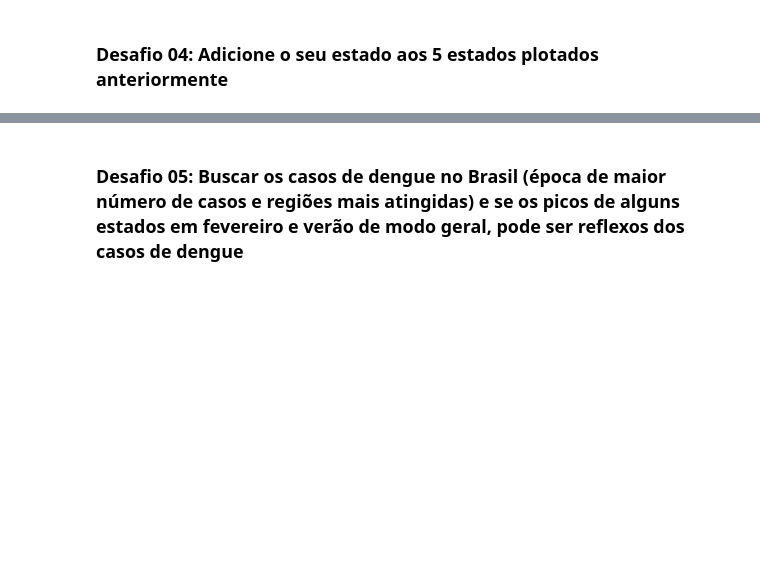
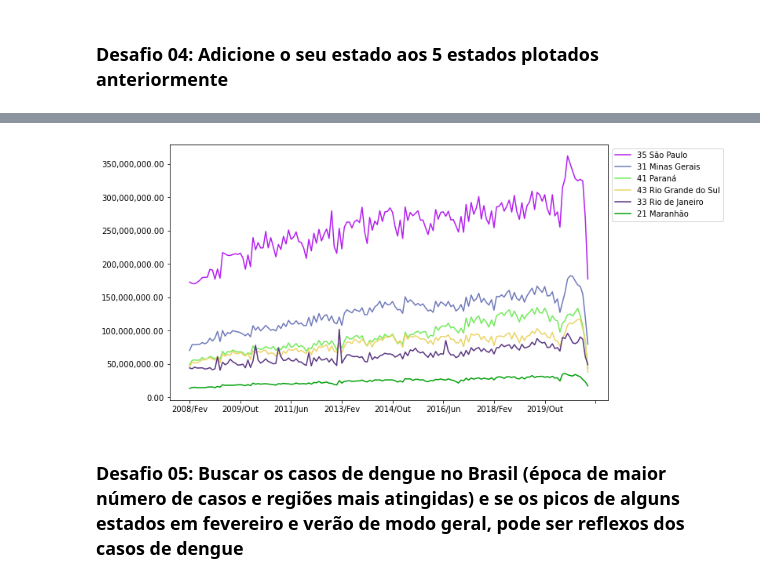
Before and after one commit to diogoslz/Bootcamp-Datascience_old, a Jupyter notebook: Bootcamp Datascience.ipynb, the cells around one changed output, grey strips where cells are left out. Saved outputs shown, nothing was run; the diff lists cells and outputs as text; code cells hidden in the pictures; blank space fills up the shorter version.

```diff
--- a/Bootcamp Datascience.ipynb
+++ b/Bootcamp Datascience.ipynb
@@ -415,0 +428,4 @@ usaveis.head()
+# %%
+add_maranhao = ordenado_por_total.index[:5].tolist()
+# %%
+add_maranhao.append(ordenado_por_total.index[11])
@@ -416,2 +441,9 @@ usaveis.head()
+# %%
+ax = ordenado_por_total.loc[add_maranhao].T.plot(figsize=(10,6))
+ax.yaxis.set_major_formatter(ticker.StrMethodFormatter("{x:,.2f}"))
+ax.legend(bbox_to_anchor = (1, 1))
+plt.show()
+# %% [output]
+[figure, added]
 # %% [markdown]
 ### Desafio 05: Buscar os casos de dengue no Brasil (época de maior número de casos e regiões mais atingidas) e se os picos de alguns estados em fevereiro e verão de modo geral, pode ser reflexos dos casos de dengue
```
Also changed, not shown: parts of 26 cells of this notebook.
